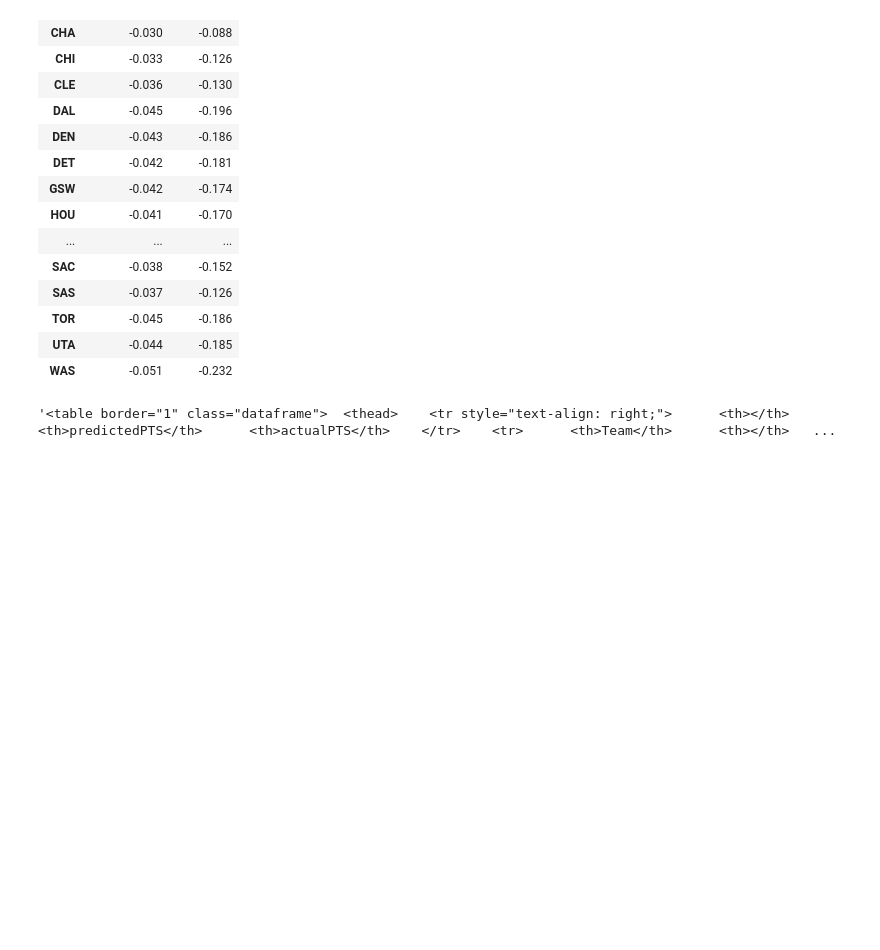
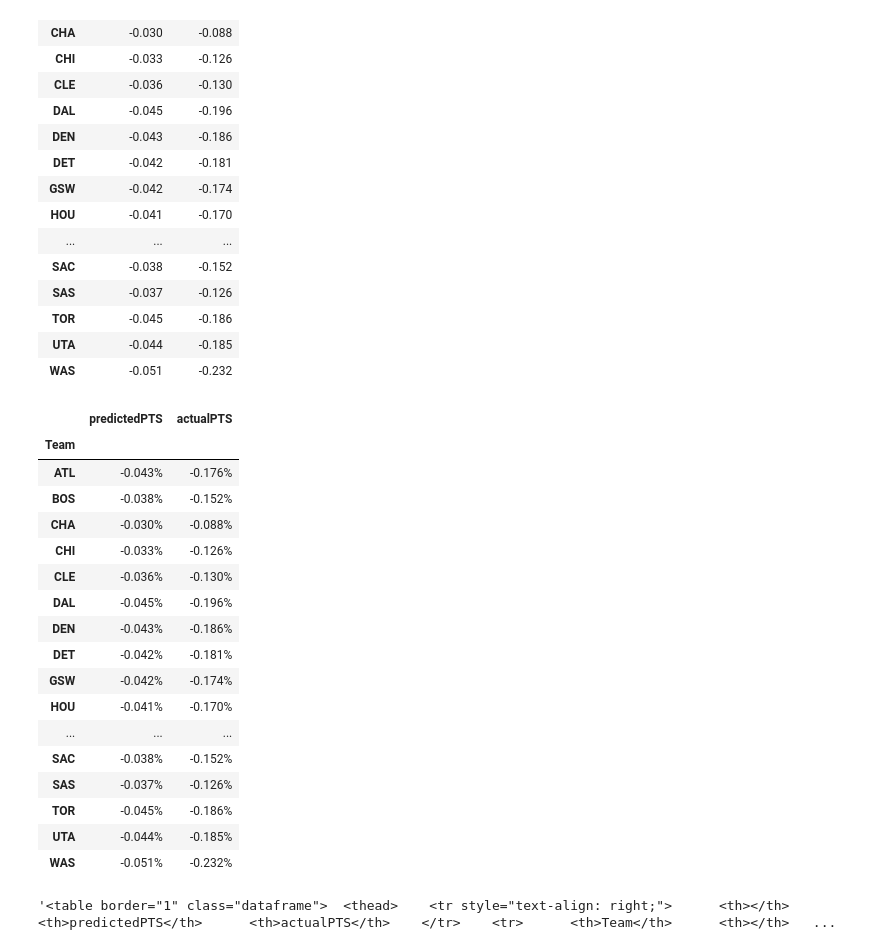
Before and after one commit to almulldreyer/machine-learning-project-4, a Jupyter notebook: main/pts_model/modelbypts.ipynb, the cells around one changed output. Saved outputs shown, nothing was run; the diff lists cells and outputs as text; code cells hidden in the pictures; blank space fills up the shorter version.

```diff
--- a/main/pts_model/modelbypts.ipynb
+++ b/main/pts_model/modelbypts.ipynb
@@ -175,4 +180,28 @@ predicted_df
 | TOR | -0.045 | -0.186 |
 | UTA | -0.044 | -0.185 |
 | WAS | -0.051 | -0.232 |
+# %%
+#put data in more proper format
+predicted_df["predictedPTS"] = predicted_df["predictedPTS"].map("{:.3f}%".format)
+predicted_df["actualPTS"] = predicted_df["actualPTS"].map("{:.3f}%".format)
+predicted_df
+# %% [output]
+|  | predictedPTS | actualPTS |
+| Team |  |  |
+| ATL | -0.043% | -0.176% |
+| BOS | -0.038% | -0.152% |
+| CHA | -0.030% | -0.088% |
+| CHI | -0.033% | -0.126% |
+| CLE | -0.036% | -0.130% |
+| DAL | -0.045% | -0.196% |
+| DEN | -0.043% | -0.186% |
+| DET | -0.042% | -0.181% |
+| GSW | -0.042% | -0.174% |
+| HOU | -0.041% | -0.170% |
+| ... | ... | ... |
+| SAC | -0.038% | -0.152% |
+| SAS | -0.037% | -0.126% |
+| TOR | -0.045% | -0.186% |
+| UTA | -0.044% | -0.185% |
+| WAS | -0.051% | -0.232% |
 # %%
```
Also changed, not shown: parts of 6 cells of this notebook, 34 other files.
